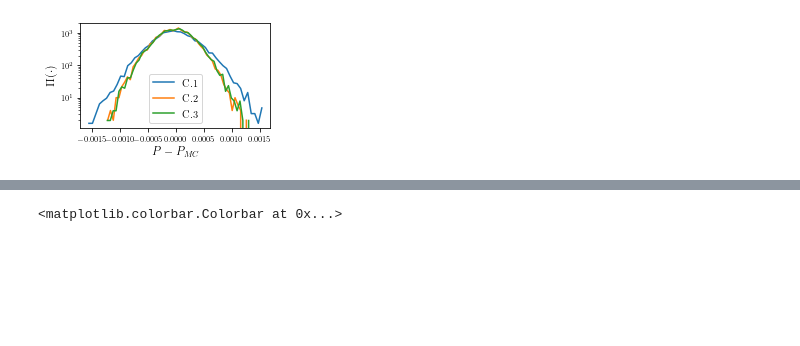
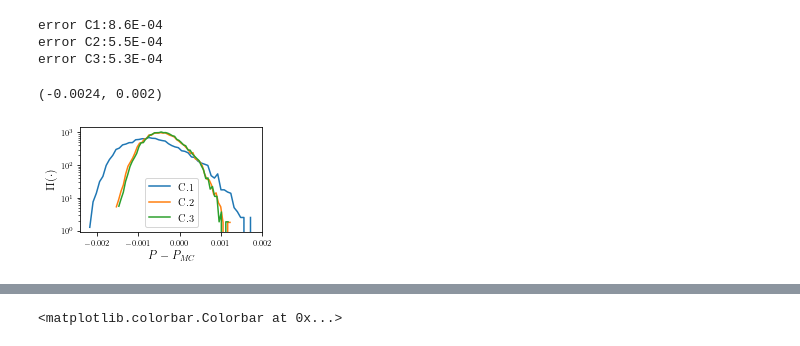
Before and after one commit to g-torr/uncovering-non-eq, a Jupyter notebook: appendix_2/different_OTA/Untitled.ipynb, the cells around one changed output, grey strips where cells are left out. Cells and saved outputs as stored; diff of their text form; code cells hidden in the pictures; blank space fills up the shorter version.

```diff
--- a/appendix_2/different_OTA/Untitled.ipynb
+++ b/appendix_2/different_OTA/Untitled.ipynb
@@ -13,34 +14,42 @@ import latexify
 # %%
 def load_obj(kin,kind):
     directory='kin_'+str(kin)
     name=  kind +'.pkl'
     with open(directory+'/data/dic-' + name , 'rb') as f:
         return pickle.load(f)
 def load_and_hist(kin,kind):
     dic = load_obj(kin,kind)
     P_t_C1 = dic['P_t_C1']
     P_t_C2 = dic['P_t_C2']
     P_t_C3 = dic['P_t_C3']
     P_t_MC = dic['P_t_MC']
     J = dic['J']
     T = dic['T']
     latexify.latexify(columns = 2)
     h,b  = np.histogram(P_t_C1-P_t_MC,50,density=True)
     plt.plot(b[:-1],h,label = 'C.1')
     h,b  = np.histogram(P_t_C2-P_t_MC,50,density= True)
     plt.plot(b[:-1],h,label = 'C.2')
     h,b  = np.histogram(P_t_C3-P_t_MC,50,density= True)
     plt.plot(b[:-1],h,label = 'C.3')
     plt.semilogy()
     plt.legend(fontsize = 10.5)
     plt.xlabel('$P-P_{MC}$',fontsize = 12)
     plt.ylabel('$\Pi(\cdot)$',fontsize = 12)
-
+    print('error C1:%.1E' % Decimal(np.sqrt(np.mean((P_t_C1-P_t_MC)**2))))
+    print('error C2:%.1E' % Decimal(np.sqrt(np.mean((P_t_C2-P_t_MC)**2))))
+    print('error C3:%.1E' % Decimal(np.sqrt(np.mean((P_t_C3-P_t_MC)**2))))
+    plt.xlim(-0.0024,0.002)
 kin = 3
-kind = 'asymmetric'
+kind = 'antisymmetric'
 load_and_hist(kin,kind)
 #plt.title(kind)
 plt.tight_layout()
-#plt.savefig('different_OTA_'+kind+'.pdf')
+plt.savefig('different_OTA_'+kind+'.pdf')
+plt.xlim()
 # %% [output]
+error C1:8.6E-04
+error C2:5.5E-04
+error C3:5.3E-04
+(-0.0024, 0.002)
-[figure, old version]
+[figure, new version]
```
Also changed, not shown: parts of 6 cells of this notebook, 5 other files.
